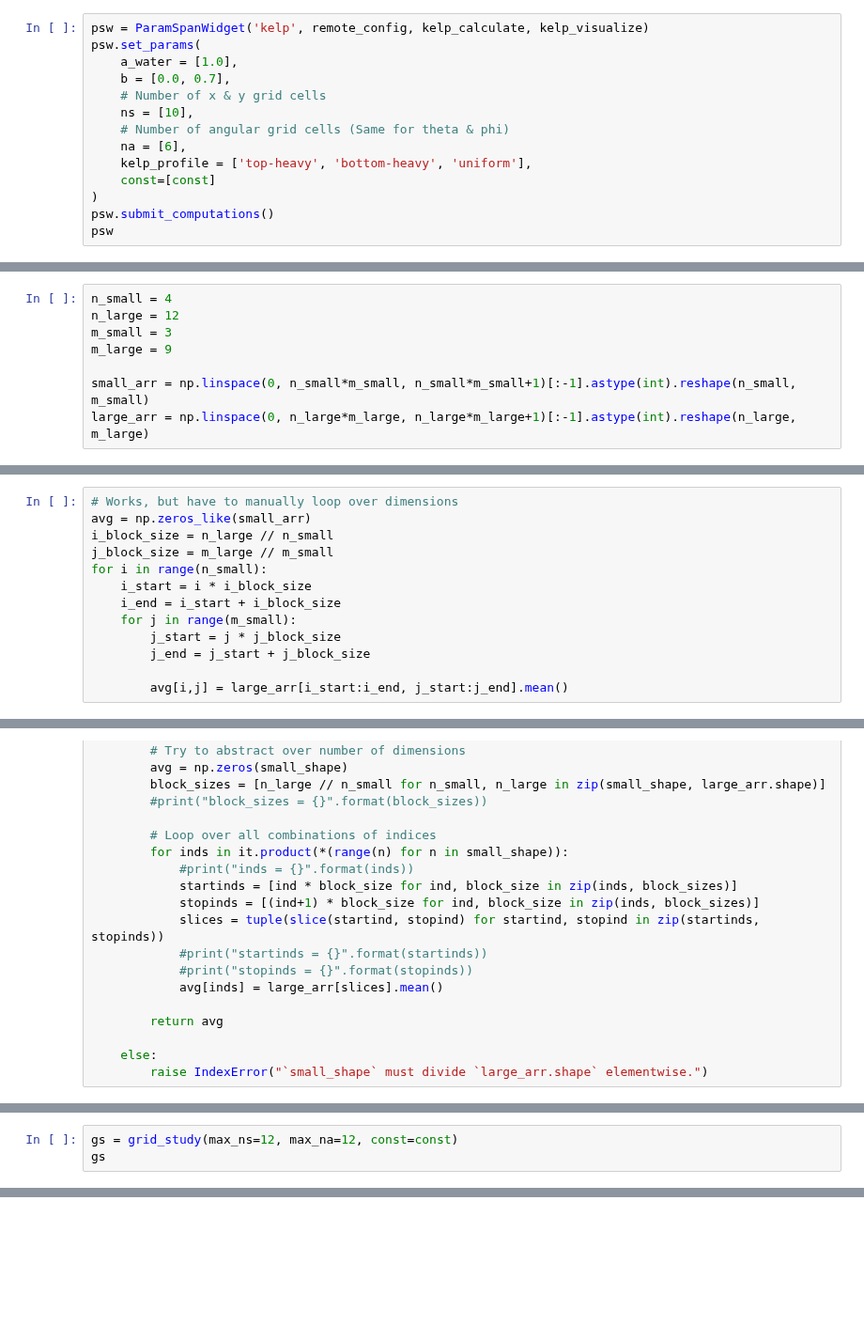
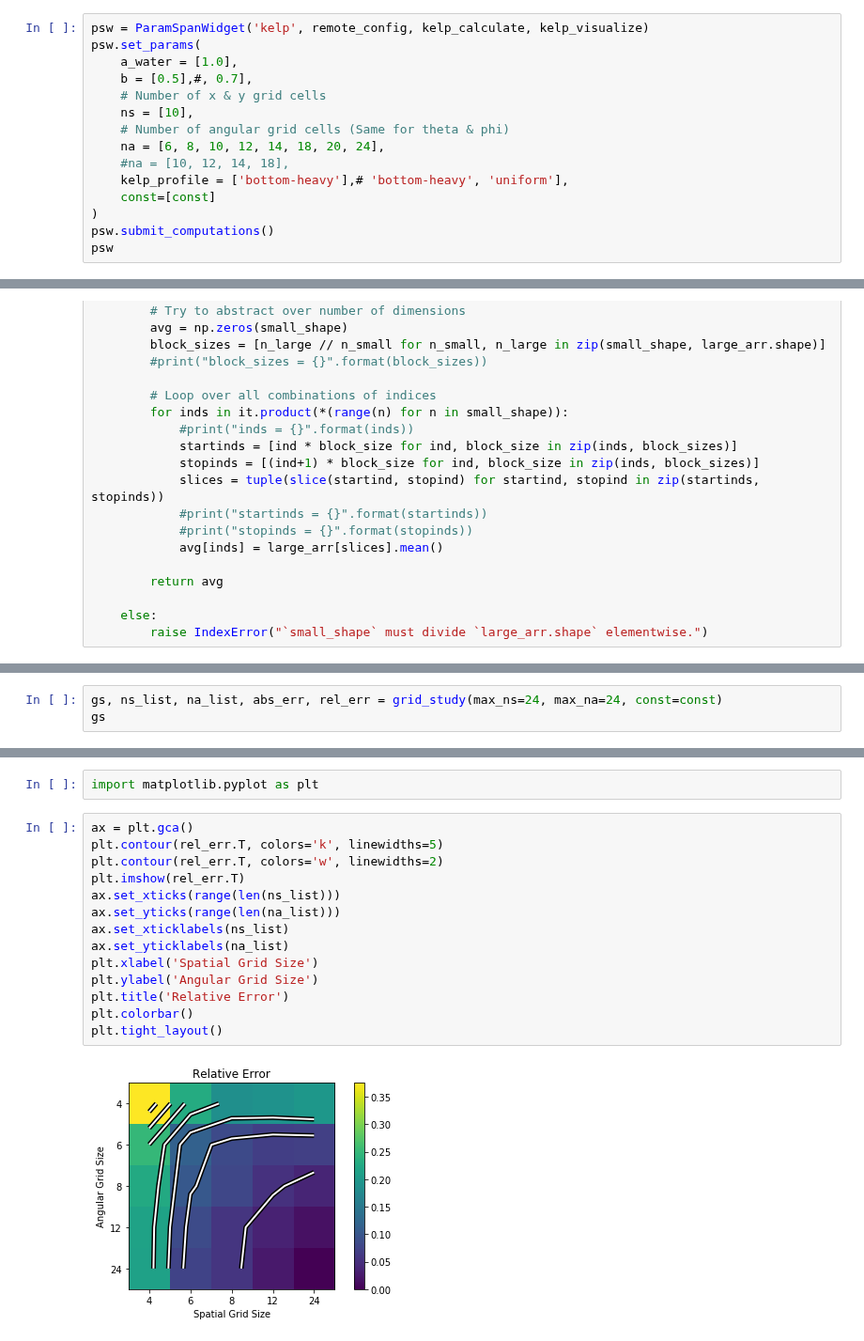
Before and after one commit to OliverEvans96/kelp, a Jupyter notebook: code/python/GridStudy.ipynb, the cells around one changed output, grey strips where cells are left out. Shown at 94% size. Drawn from its saved outputs; the diff is of its cells as text; blank space fills up the shorter version.

```diff
--- a/code/python/GridStudy.ipynb
+++ b/code/python/GridStudy.ipynb
@@ -504,12 +528,13 @@ const = (rope_spacing, zmin, zmax, nz, I0, phi_s, theta_s, decay, xmin, xmax, ym
 psw = ParamSpanWidget('kelp', remote_config, kelp_calculate, kelp_visualize)
 psw.set_params(
     a_water = [1.0],
-    b = [0.0, 0.7],
+    b = [0.5],#, 0.7],
     # Number of x & y grid cells
     ns = [10],
     # Number of angular grid cells (Same for theta & phi)
-    na = [6],
-    kelp_profile = ['top-heavy', 'bottom-heavy', 'uniform'],
+    na = [6, 8, 10, 12, 14, 18, 20, 24],
+    #na = [10, 12, 14, 18],
+    kelp_profile = ['bottom-heavy'],# 'bottom-heavy', 'uniform'],
     const=[const]
 )
 psw.submit_computations()
@@ -590,8 +543,0 @@ SyntaxError: invalid syntax (<ipython-input-269-43fabc49fb51>, line 49)
-# %%
-n_small = 4
-n_large = 12
-m_small = 3
-m_large = 9
-
-small_arr = np.linspace(0, n_small*m_small, n_small*m_small+1)[:-1].astype(int).reshape(n_small, m_small)
-large_arr = np.linspace(0, n_large*m_large, n_large*m_large+1)[:-1].astype(int).reshape(n_large, m_large)
@@ -629,13 +543,0 @@ import itertools as it
-# %%
-# Works, but have to manually loop over dimensions
-avg = np.zeros_like(small_arr)
-i_block_size = n_large // n_small
-j_block_size = m_large // m_small
-for i in range(n_small):
-    i_start = i * i_block_size
-    i_end = i_start + i_block_size
-    for j in range(m_small):
-        j_start = j * j_block_size
-        j_end = j_start + j_block_size
-
-        avg[i,j] = large_arr[i_start:i_end, j_start:j_end].mean()
@@ -673,3 +642,3 @@ def block_mean(large_arr, small_shape):
 # %%
-gs = grid_study(max_ns=12, max_na=12, const=const)
+gs, ns_list, na_list, abs_err, rel_err = grid_study(max_ns=24, max_na=24, const=const)
 gs
@@ -733,0 +669,18 @@ for ind, params in df.T.items():
+# %%
+import matplotlib.pyplot as plt
+# %%
+ax = plt.gca()
+plt.contour(rel_err.T, colors='k', linewidths=5)
+plt.contour(rel_err.T, colors='w', linewidths=2)
+plt.imshow(rel_err.T)
+ax.set_xticks(range(len(ns_list)))
+ax.set_yticks(range(len(na_list)))
+ax.set_xticklabels(ns_list)
+ax.set_yticklabels(na_list)
+plt.xlabel('Spatial Grid Size')
+plt.ylabel('Angular Grid Size')
+plt.title('Relative Error')
+plt.colorbar()
+plt.tight_layout()
+# %% [output]
+[figure, added]
```
Also changed, not shown: parts of 26 cells of this notebook, 5 other files.
